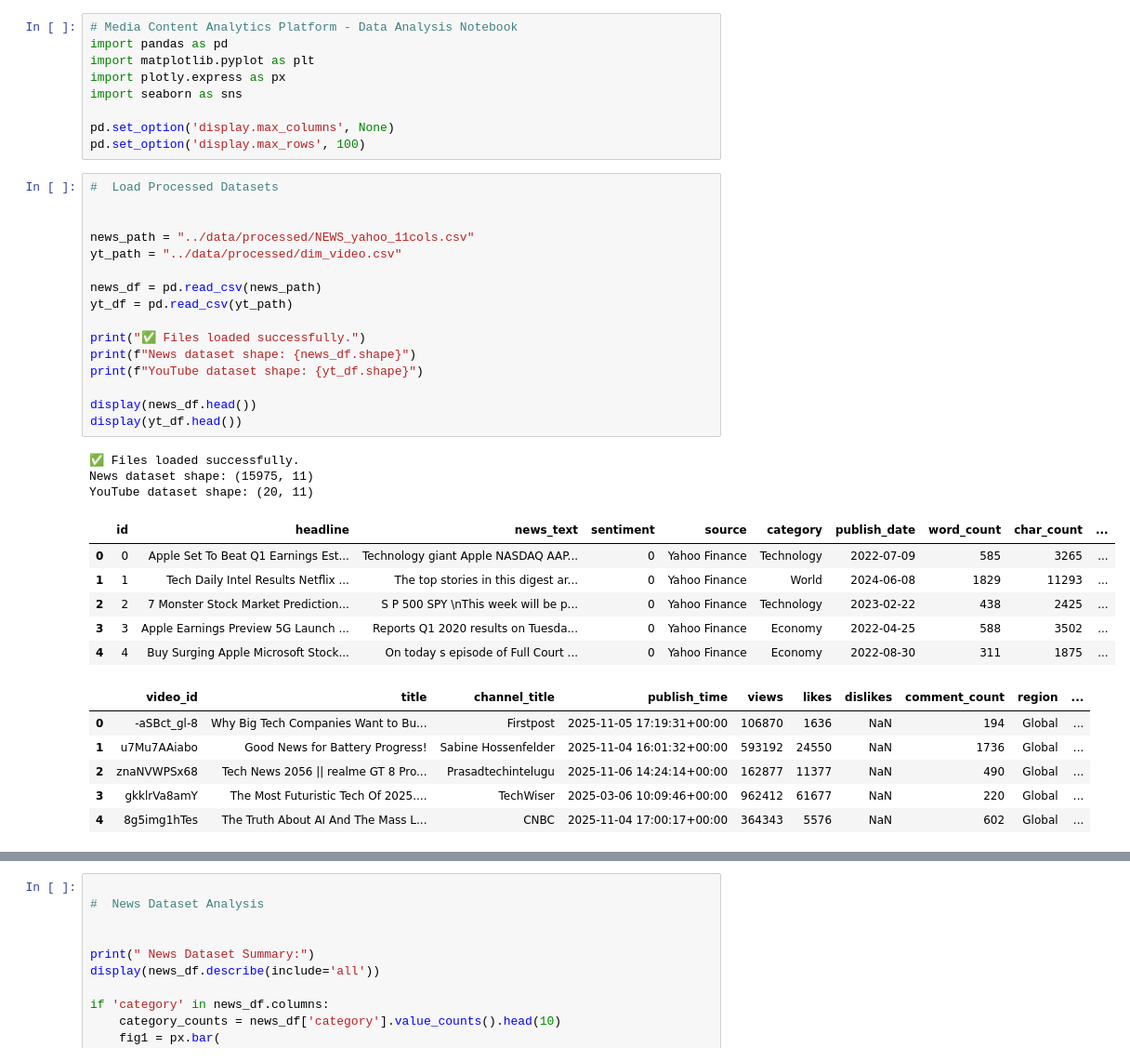
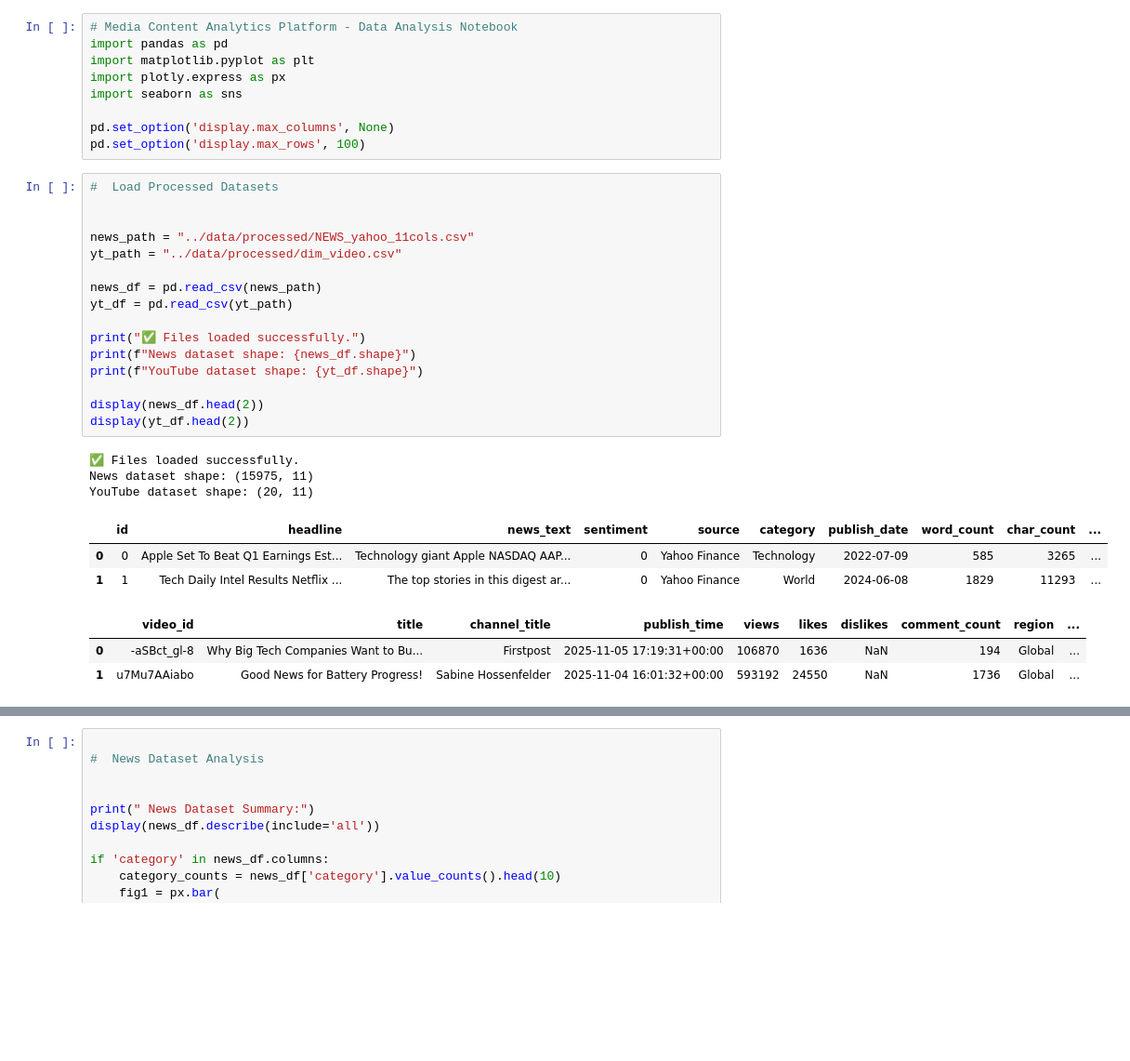
Before and after one commit to sambayalavala/media-content-analytics-platform, a Jupyter notebook: data_analysis.ipynb/Jupyter Notebook.ipynb, the cells around one changed output, grey strips where cells are left out. Shown: that part at 93% size. Saved outputs shown, nothing was run; the diff lists cells and outputs as text; blank space fills up the shorter version.

```diff
--- a/data_analysis.ipynb/Jupyter Notebook.ipynb
+++ b/data_analysis.ipynb/Jupyter Notebook.ipynb
@@ -10,35 +10,29 @@ pd.set_option('display.max_rows', 100)
 # %%
 #  Load Processed Datasets
 
 
 news_path = "../data/processed/NEWS_yahoo_11cols.csv"
 yt_path = "../data/processed/dim_video.csv"
 
 news_df = pd.read_csv(news_path)
 yt_df = pd.read_csv(yt_path)
 
 print("✅ Files loaded successfully.")
 print(f"News dataset shape: {news_df.shape}")
 print(f"YouTube dataset shape: {yt_df.shape}")
 
-display(news_df.head())
-display(yt_df.head())
+display(news_df.head(2))
+display(yt_df.head(2))
 # %% [output]
 ✅ Files loaded successfully.
 News dataset shape: (15975, 11)
 YouTube dataset shape: (20, 11)
 |  | id | headline | news_text | sentiment | source | category | publish_date | word_count | char_count | ... |
 | 0 | 0 | Apple Set To Beat Q1 Earnings Est... | Technology giant Apple NASDAQ AAP... | 0 | Yahoo Finance | Technology | 2022-07-09 | 585 | 3265 | ... |
 | 1 | 1 | Tech Daily Intel Results Netflix ... | The top stories in this digest ar... | 0 | Yahoo Finance | World | 2024-06-08 | 1829 | 11293 | ... |
-| 2 | 2 | 7 Monster Stock Market Prediction... | S P 500 SPY \nThis week will be p... | 0 | Yahoo Finance | Technology | 2023-02-22 | 438 | 2425 | ... |
-| 3 | 3 | Apple Earnings Preview 5G Launch ... | Reports Q1 2020 results on Tuesda... | 0 | Yahoo Finance | Economy | 2022-04-25 | 588 | 3502 | ... |
-| 4 | 4 | Buy Surging Apple Microsoft Stock... | On today s episode of Full Court ... | 0 | Yahoo Finance | Economy | 2022-08-30 | 311 | 1875 | ... |
 |  | video_id | title | channel_title | publish_time | views | likes | dislikes | comment_count | region | ... |
 | 0 | -aSBct_gl-8 | Why Big Tech Companies Want to Bu... | Firstpost | 2025-11-05 17:19:31+00:00 | 106870 | 1636 | NaN | 194 | Global | ... |
 | 1 | u7Mu7AAiabo | Good News for Battery Progress! | Sabine Hossenfelder | 2025-11-04 16:01:32+00:00 | 593192 | 24550 | NaN | 1736 | Global | ... |
-| 2 | znaNVWPSx68 | Tech News 2056 || realme GT 8 Pro... | Prasadtechintelugu | 2025-11-06 14:24:14+00:00 | 162877 | 11377 | NaN | 490 | Global | ... |
-| 3 | gkklrVa8amY | The Most Futuristic Tech Of 2025.... | TechWiser | 2025-03-06 10:09:46+00:00 | 962412 | 61677 | NaN | 220 | Global | ... |
-| 4 | 8g5img1hTes | The Truth About AI And The Mass L... | CNBC | 2025-11-04 17:00:17+00:00 | 364343 | 5576 | NaN | 602 | Global | ... |
 # %%
 
 # Clean and Prepare Data
```
Also changed, not shown: parts of 2 cells of this notebook, 2 other files.
